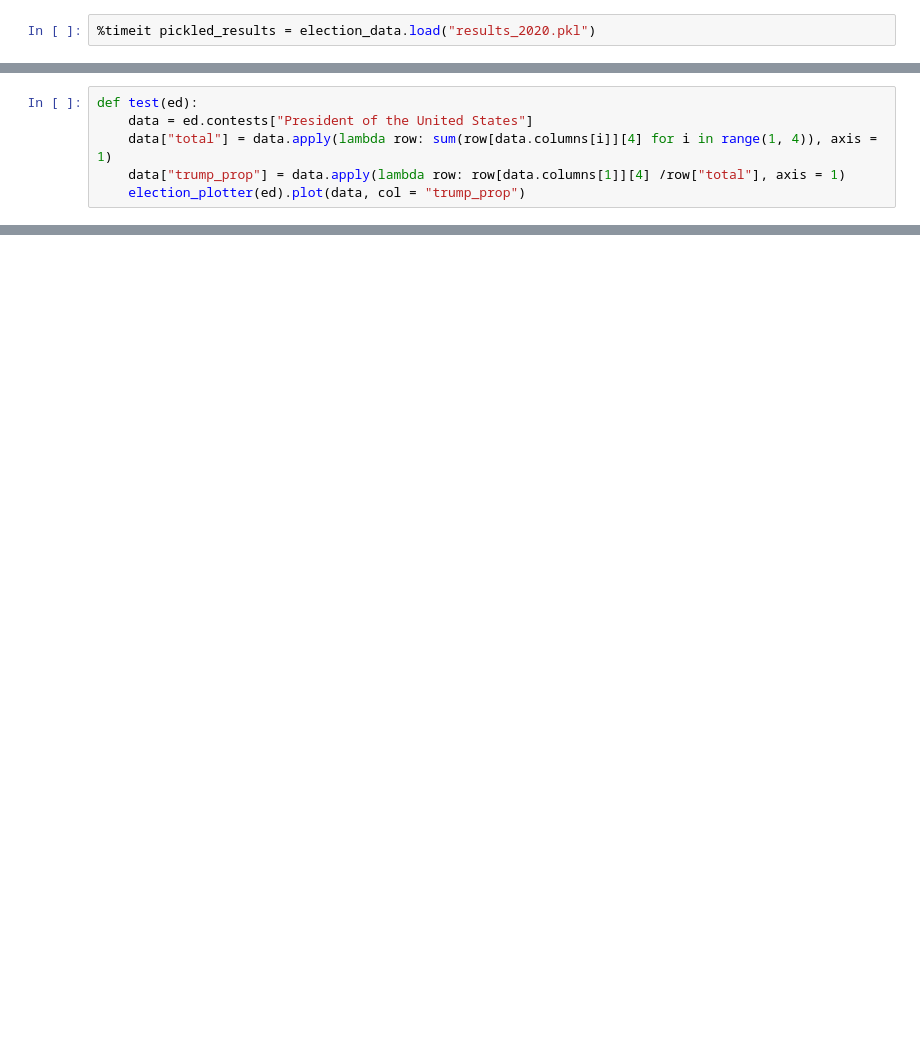
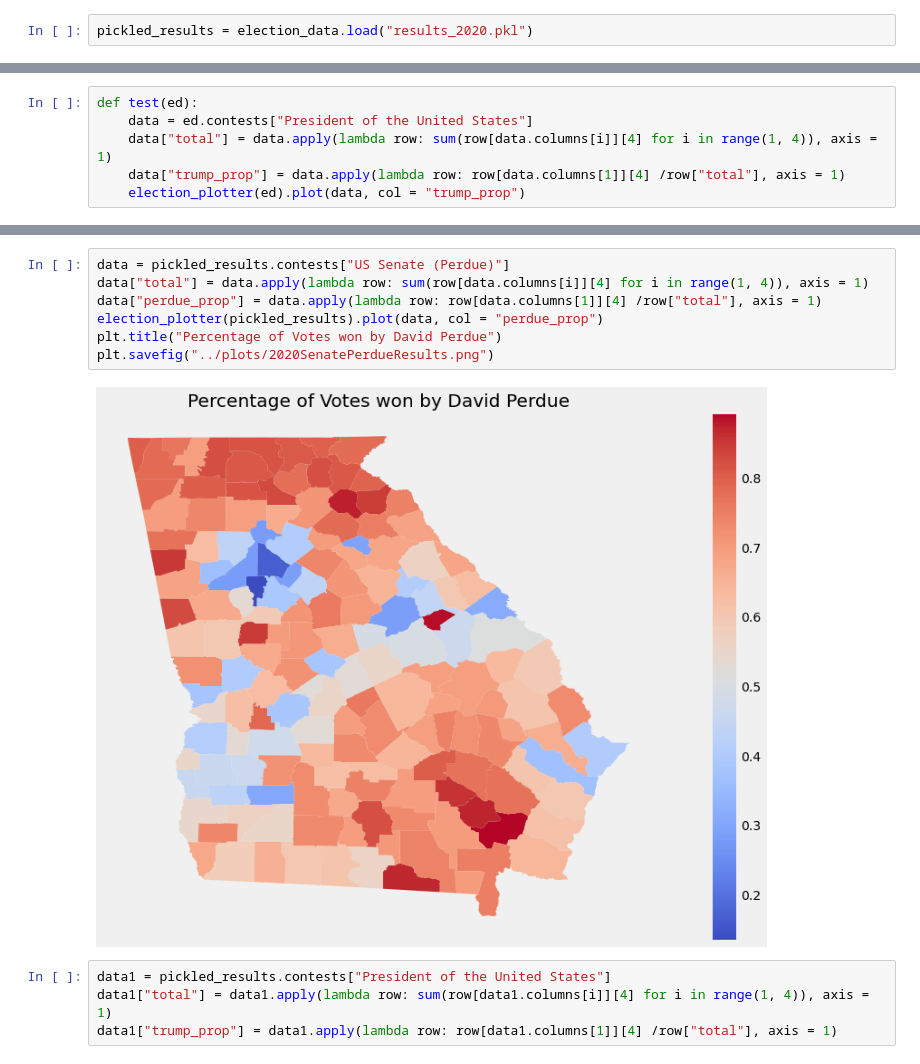
Before and after one commit to ayush-kumar-1/georgia-elections-project, a Jupyter notebook: notebooks/election_utils.ipynb, the cells around one changed output, grey strips where cells are left out. Cells and saved outputs as stored; diff of their text form; blank space fills up the shorter version.

```diff
--- a/notebooks/election_utils.ipynb
+++ b/notebooks/election_utils.ipynb
@@ -121,4 +121,4 @@ class election_plotter:
 # %% [output]
 Wall time: 2min 46s
 # %%
-%timeit pickled_results = election_data.load("results_2020.pkl")
+pickled_results = election_data.load("results_2020.pkl")
@@ -140,0 +152,13 @@ test(pickled_results)
+# %%
+data = pickled_results.contests["US Senate (Perdue)"]
+data["total"] = data.apply(lambda row: sum(row[data.columns[i]][4] for i in range(1, 4)), axis = 1)
+data["perdue_prop"] = data.apply(lambda row: row[data.columns[1]][4] /row["total"], axis = 1)
+election_plotter(pickled_results).plot(data, col = "perdue_prop")
+plt.title("Percentage of Votes won by David Perdue")
+plt.savefig("../plots/2020SenatePerdueResults.png")
+# %% [output]
+[figure, added]
+# %%
+data1 = pickled_results.contests["President of the United States"]
+data1["total"] = data1.apply(lambda row: sum(row[data1.columns[i]][4] for i in range(1, 4)), axis = 1)
+data1["trump_prop"] = data1.apply(lambda row: row[data1.columns[1]][4] /row["total"], axis = 1)
```
Also changed, not shown: parts of 7 cells of this notebook, 5 other files.
